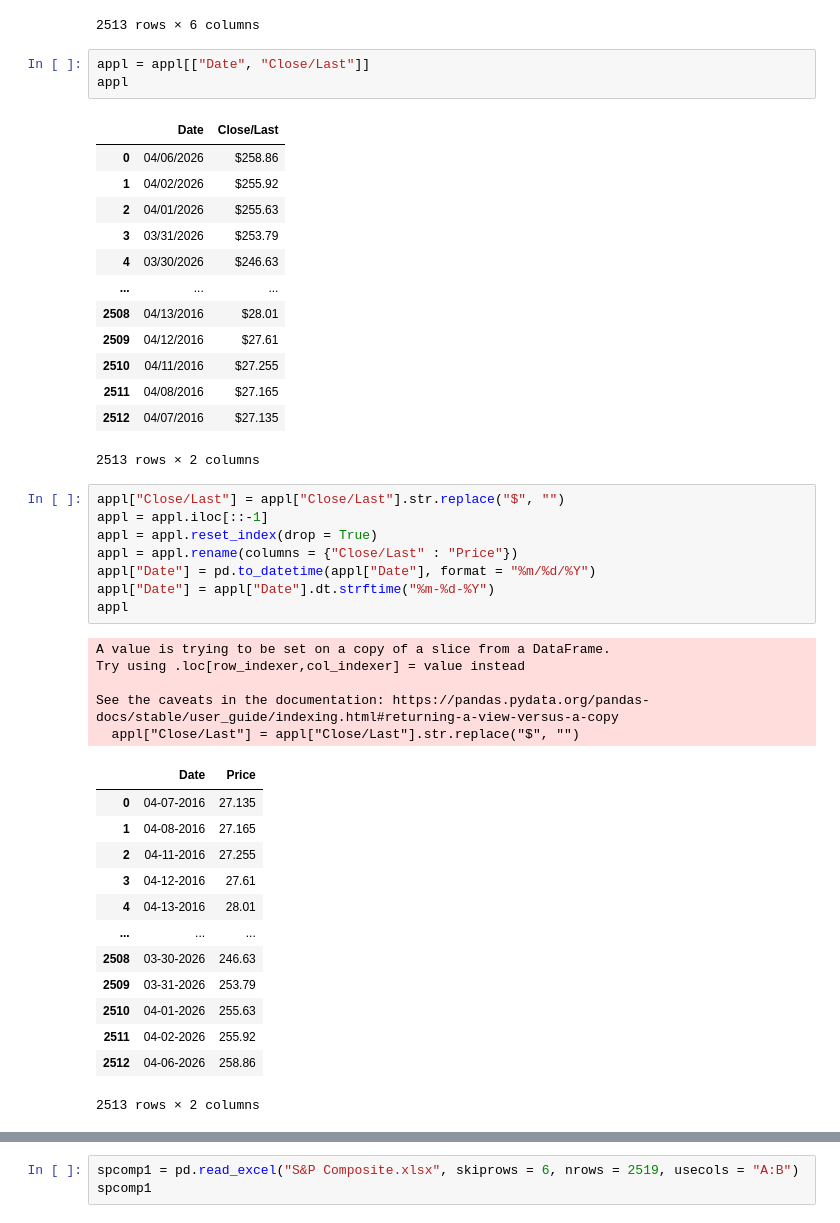
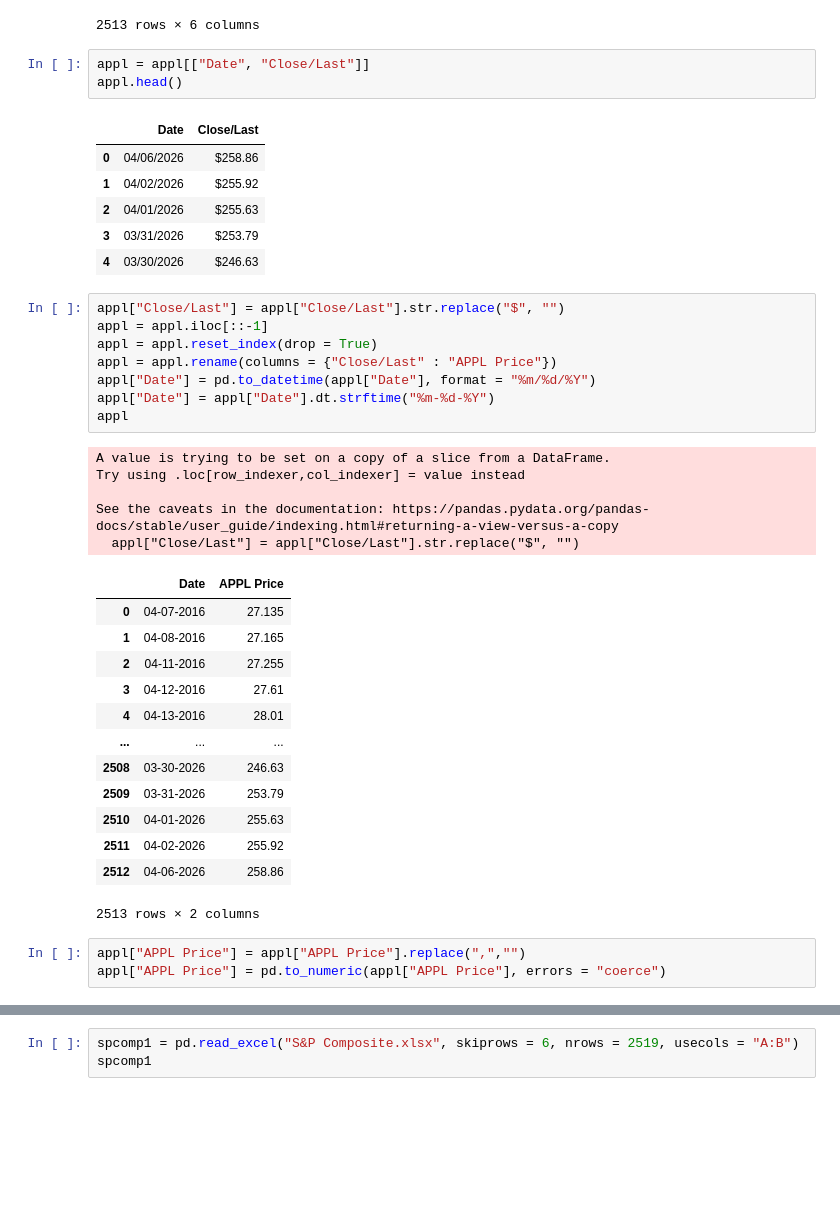
Before and after one commit to elchitlando/Final-Project, a Jupyter notebook: Final_Project_3.ipynb, the cells around one changed output, grey strips where cells are left out. Cells and saved outputs as stored; diff of their text form; blank space fills up the shorter version.

```diff
--- a/Final_Project_3.ipynb
+++ b/Final_Project_3.ipynb
@@ -664,26 +834,19 @@ appl
 2513 rows × 6 columns
 # %%
 appl = appl[["Date", "Close/Last"]]
-appl
+appl.head()
 # %% [output]
 |  | Date | Close/Last |
 | 0 | 04/06/2026 | $258.86 |
 | 1 | 04/02/2026 | $255.92 |
 | 2 | 04/01/2026 | $255.63 |
 | 3 | 03/31/2026 | $253.79 |
 | 4 | 03/30/2026 | $246.63 |
-| ... | ... | ... |
-| 2508 | 04/13/2016 | $28.01 |
-| 2509 | 04/12/2016 | $27.61 |
-| 2510 | 04/11/2016 | $27.255 |
-| 2511 | 04/08/2016 | $27.165 |
-| 2512 | 04/07/2016 | $27.135 |
-2513 rows × 2 columns
 # %%
 appl["Close/Last"] = appl["Close/Last"].str.replace("$", "")
 appl = appl.iloc[::-1]
 appl = appl.reset_index(drop = True)
-appl = appl.rename(columns = {"Close/Last" : "Price"})
+appl = appl.rename(columns = {"Close/Last" : "APPL Price"})
 appl["Date"] = pd.to_datetime(appl["Date"], format = "%m/%d/%Y")
 appl["Date"] = appl["Date"].dt.strftime("%m-%d-%Y")
 appl
@@ -693,7 +856,7 @@ Try using .loc[row_indexer,col_indexer] = value instead
 
 See the caveats in the documentation: https://pandas.pydata.org/pandas-docs/stable/user_guide/indexing.html#returning-a-view-versus-a-copy
   appl["Close/Last"] = appl["Close/Last"].str.replace("$", "")
-|  | Date | Price |
+|  | Date | APPL Price |
 | 0 | 04-07-2016 | 27.135 |
 | 1 | 04-08-2016 | 27.165 |
 | 2 | 04-11-2016 | 27.255 |
@@ -706,3 +869,6 @@ See the caveats in the documentation: https://pandas.pydata.org/pandas-docs/stab
 | 2511 | 04-02-2026 | 255.92 |
 | 2512 | 04-06-2026 | 258.86 |
 2513 rows × 2 columns
+# %%
+appl["APPL Price"] = appl["APPL Price"].replace(",","")
+appl["APPL Price"] = pd.to_numeric(appl["APPL Price"], errors = "coerce")
```
Also changed, not shown: parts of 59 cells of this notebook, 27 other files.
